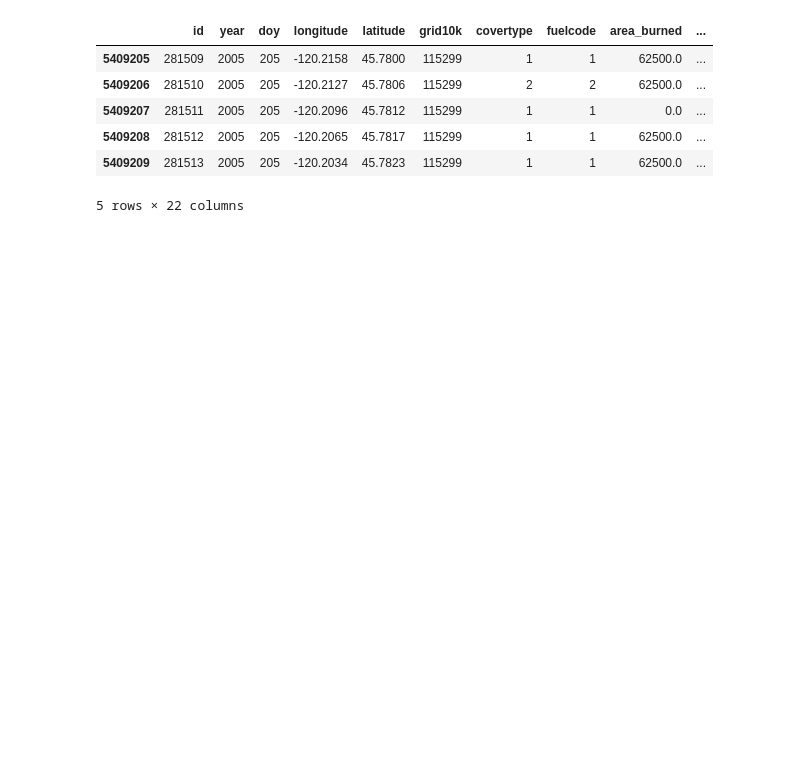
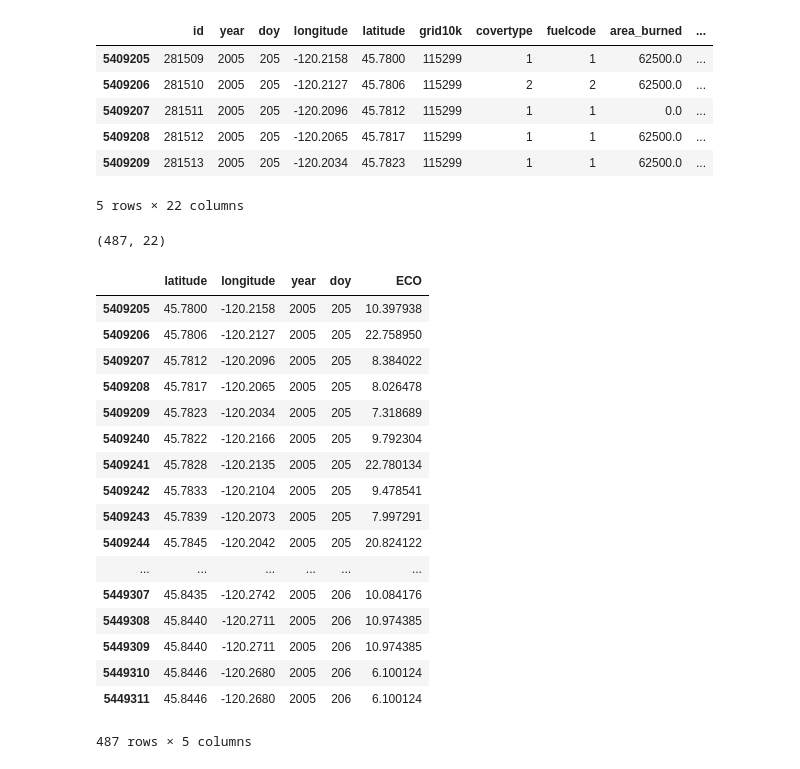
Before and after one commit to NahidGithub/Predicting-Wildfires, a Jupyter notebook: experimental code/BurnSeverityUSDA.ipynb, the cells around one changed output. Saved outputs shown, nothing was run; the diff lists cells and outputs as text; code cells hidden in the pictures; blank space fills up the shorter version.

```diff
--- a/experimental code/BurnSeverityUSDA.ipynb
+++ b/experimental code/BurnSeverityUSDA.ipynb
@@ -105,3 +111,31 @@ emyear2005.head()
 | 5409208 | 281512 | 2005 | 205 | -120.2065 | 45.7817 | 115299 | 1 | 1 | 62500.0 | ... |
 | 5409209 | 281513 | 2005 | 205 | -120.2034 | 45.7823 | 115299 | 1 | 1 | 62500.0 | ... |
 5 rows × 22 columns
+# %%
+emyear2005 = emdata[(emdata.year == 2005) & (emdata.latitude > 45.6) & (emdata.latitude < 45.99) & (emdata.longitude < -119) & (emdata.longitude > -120.8) & (emdata.doy > 204) & (emdata.doy < 210)]
+emyear2005.head()
+emyear2005.shape
+# %% [output]
+(487, 22)
+# %%
+### Display results from honing in on grid area:
+emyear2005[['latitude', 'longitude', 'year', 'doy', 'ECO']]
+# %% [output]
+|  | latitude | longitude | year | doy | ECO |
+| 5409205 | 45.7800 | -120.2158 | 2005 | 205 | 10.397938 |
+| 5409206 | 45.7806 | -120.2127 | 2005 | 205 | 22.758950 |
+| 5409207 | 45.7812 | -120.2096 | 2005 | 205 | 8.384022 |
+| 5409208 | 45.7817 | -120.2065 | 2005 | 205 | 8.026478 |
+| 5409209 | 45.7823 | -120.2034 | 2005 | 205 | 7.318689 |
+| 5409240 | 45.7822 | -120.2166 | 2005 | 205 | 9.792304 |
+| 5409241 | 45.7828 | -120.2135 | 2005 | 205 | 22.780134 |
+| 5409242 | 45.7833 | -120.2104 | 2005 | 205 | 9.478541 |
+| 5409243 | 45.7839 | -120.2073 | 2005 | 205 | 7.997291 |
+| 5409244 | 45.7845 | -120.2042 | 2005 | 205 | 20.824122 |
+| ... | ... | ... | ... | ... | ... |
+| 5449307 | 45.8435 | -120.2742 | 2005 | 206 | 10.084176 |
+| 5449308 | 45.8440 | -120.2711 | 2005 | 206 | 10.974385 |
+| 5449309 | 45.8440 | -120.2711 | 2005 | 206 | 10.974385 |
+| 5449310 | 45.8446 | -120.2680 | 2005 | 206 | 6.100124 |
+| 5449311 | 45.8446 | -120.2680 | 2005 | 206 | 6.100124 |
+487 rows × 5 columns
```
Also changed, not shown: parts of 11 cells of this notebook.
